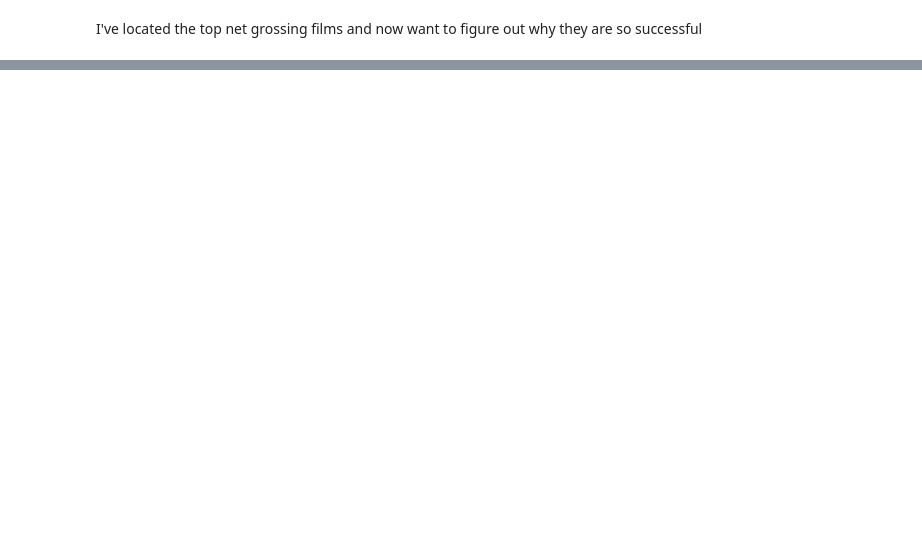
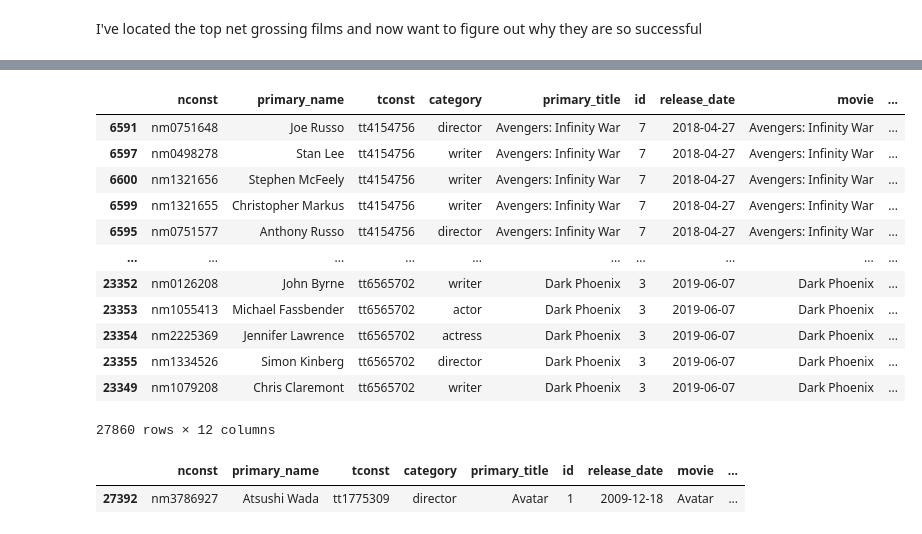
Before and after one commit to paul-lindquist/microsoft-studio-movie-analysis, a Jupyter notebook: data_parsing.ipynb, the cells around one changed output, grey strips where cells are left out. Saved outputs shown, nothing was run; the diff lists cells and outputs as text; code cells hidden in the pictures; blank space fills up the shorter version.

```diff
--- a/data_parsing.ipynb
+++ b/data_parsing.ipynb
@@ -242,0 +430,18 @@ namesdf
+# %%
+sorteddf = df3.sort_values(by='total_net_gross', ascending=False)
+# %%
+sorteddf
+# %% [output]
+|  | nconst | primary_name | tconst | category | primary_title | id | release_date | movie | ... |
+| 6591 | nm0751648 | Joe Russo | tt4154756 | director | Avengers: Infinity War | 7 | 2018-04-27 | Avengers: Infinity War | ... |
+| 6597 | nm0498278 | Stan Lee | tt4154756 | writer | Avengers: Infinity War | 7 | 2018-04-27 | Avengers: Infinity War | ... |
+| 6600 | nm1321656 | Stephen McFeely | tt4154756 | writer | Avengers: Infinity War | 7 | 2018-04-27 | Avengers: Infinity War | ... |
+| 6599 | nm1321655 | Christopher Markus | tt4154756 | writer | Avengers: Infinity War | 7 | 2018-04-27 | Avengers: Infinity War | ... |
+| 6595 | nm0751577 | Anthony Russo | tt4154756 | director | Avengers: Infinity War | 7 | 2018-04-27 | Avengers: Infinity War | ... |
+| ... | ... | ... | ... | ... | ... | ... | ... | ... | ... |
+| 23352 | nm0126208 | John Byrne | tt6565702 | writer | Dark Phoenix | 3 | 2019-06-07 | Dark Phoenix | ... |
+| 23353 | nm1055413 | Michael Fassbender | tt6565702 | actor | Dark Phoenix | 3 | 2019-06-07 | Dark Phoenix | ... |
+| 23354 | nm2225369 | Jennifer Lawrence | tt6565702 | actress | Dark Phoenix | 3 | 2019-06-07 | Dark Phoenix | ... |
+| 23355 | nm1334526 | Simon Kinberg | tt6565702 | director | Dark Phoenix | 3 | 2019-06-07 | Dark Phoenix | ... |
+| 23349 | nm1079208 | Chris Claremont | tt6565702 | writer | Dark Phoenix | 3 | 2019-06-07 | Dark Phoenix | ... |
+27860 rows × 12 columns
@@ -242,0 +451,5 @@ namesdf
+# %%
+guyloc
+# %% [output]
+|  | nconst | primary_name | tconst | category | primary_title | id | release_date | movie | ... |
+| 27392 | nm3786927 | Atsushi Wada | tt1775309 | director | Avatar | 1 | 2009-12-18 | Avatar | ... |
```
Also changed, not shown: parts of 39 cells of this notebook.
